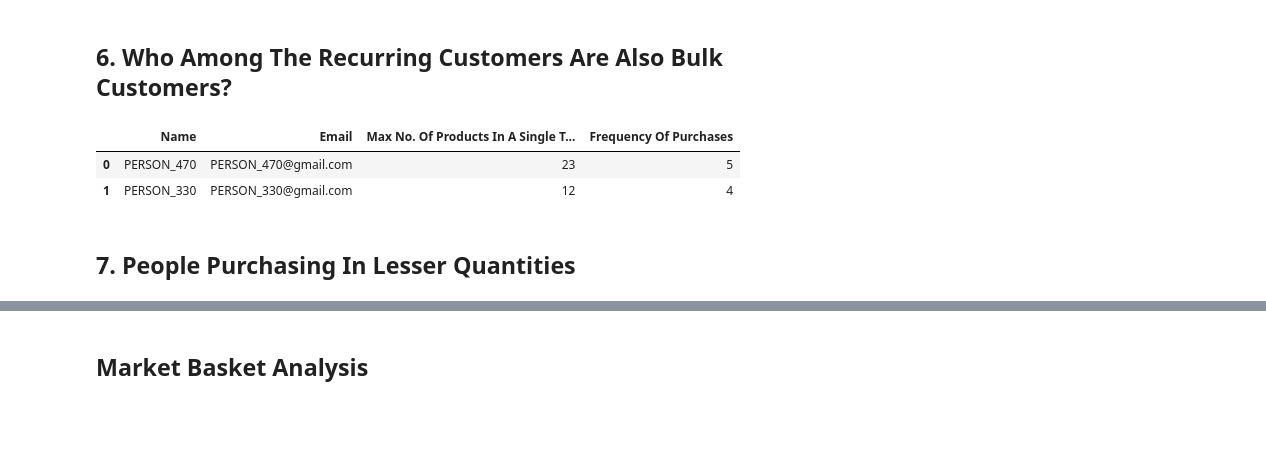
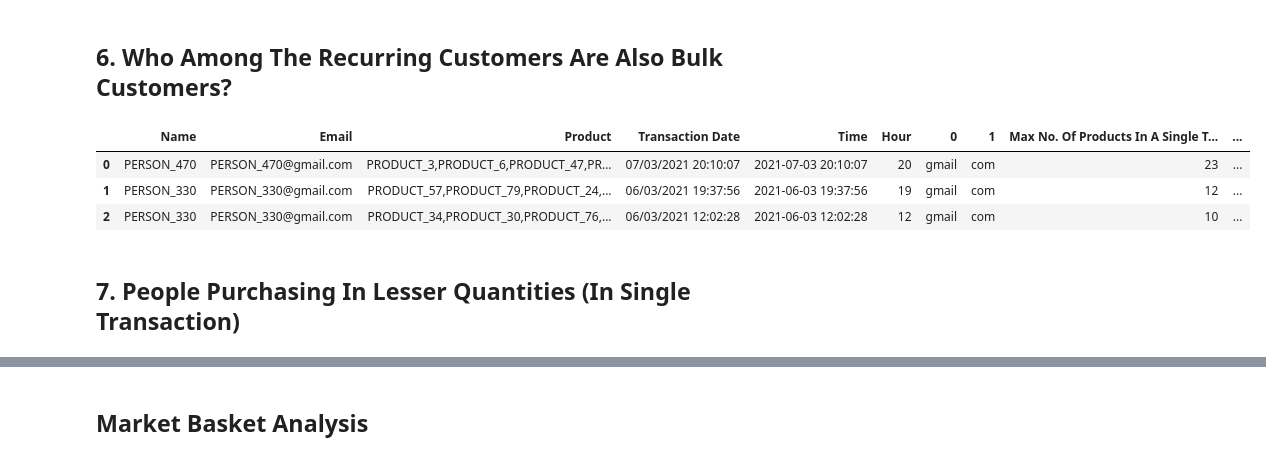
Before and after one commit to pragmatic-philosopher09/Tata-Steel-Summer-Internship--Data-Science-, a Jupyter notebook: Capability Development Website's Sales Data Analytics.ipynb, the cells around one changed output, grey strips where cells are left out. Drawn from its saved outputs; the diff is of its cells as text; code cells hidden in the pictures; blank space fills up the shorter version.

```diff
--- a/Capability Development Website's Sales Data Analytics.ipynb
+++ b/Capability Development Website's Sales Data Analytics.ipynb
@@ -455,27 +437,30 @@ PERSON_123              10
 # %%
 reccust1 = Order_Details['Name'].value_counts().index.tolist()[:10]
 reccust2 = Order_Details['Name'].value_counts().values.tolist()[:10]
 
 recur_cust = pd.DataFrame(
     {'Name': reccust1,
      'Frequency Of Purchases': reccust2,
 
     })
 
 common = Dup_Order_Details.merge(recur_cust,on=['Name','Name'])
 common.rename({'Number Of Products In A Single Transaction':'Max No. Of Products In A Single Transaction'},axis = 1, inplace = True)
 
 comm = common["Name"].unique()
 com = pd.DataFrame(comm,columns=["Name"])
 
 
 
 co = common.loc[com.index]
 
 co[["Name","Email","Max No. Of Products In A Single Transaction","Frequency Of Purchases"]]
+
+display(common)
 # %% [output]
-|  | Name | Email | Max No. Of Products In A Single T... | Frequency Of Purchases |
-| 0 | PERSON_470 | PERSON_470@gmail.com | 23 | 5 |
-| 1 | PERSON_330 | PERSON_330@gmail.com | 12 | 4 |
+|  | Name | Email | Product | Transaction Date | Time | Hour | 0 | 1 | Max No. Of Products In A Single T... | ... |
+| 0 | PERSON_470 | PERSON_470@gmail.com | PRODUCT_3,PRODUCT_6,PRODUCT_47,PR... | 07/03/2021 20:10:07 | 2021-07-03 20:10:07 | 20 | gmail | com | 23 | ... |
+| 1 | PERSON_330 | PERSON_330@gmail.com | PRODUCT_57,PRODUCT_79,PRODUCT_24,... | 06/03/2021 19:37:56 | 2021-06-03 19:37:56 | 19 | gmail | com | 12 | ... |
+| 2 | PERSON_330 | PERSON_330@gmail.com | PRODUCT_34,PRODUCT_30,PRODUCT_76,... | 06/03/2021 12:02:28 | 2021-06-03 12:02:28 | 12 | gmail | com | 10 | ... |
 # %% [markdown]
-## 7. People Purchasing In Lesser Quantities
+## 7. People Purchasing In Lesser Quantities (In Single Transaction)
```
Also changed, not shown: parts of 8 cells of this notebook.
